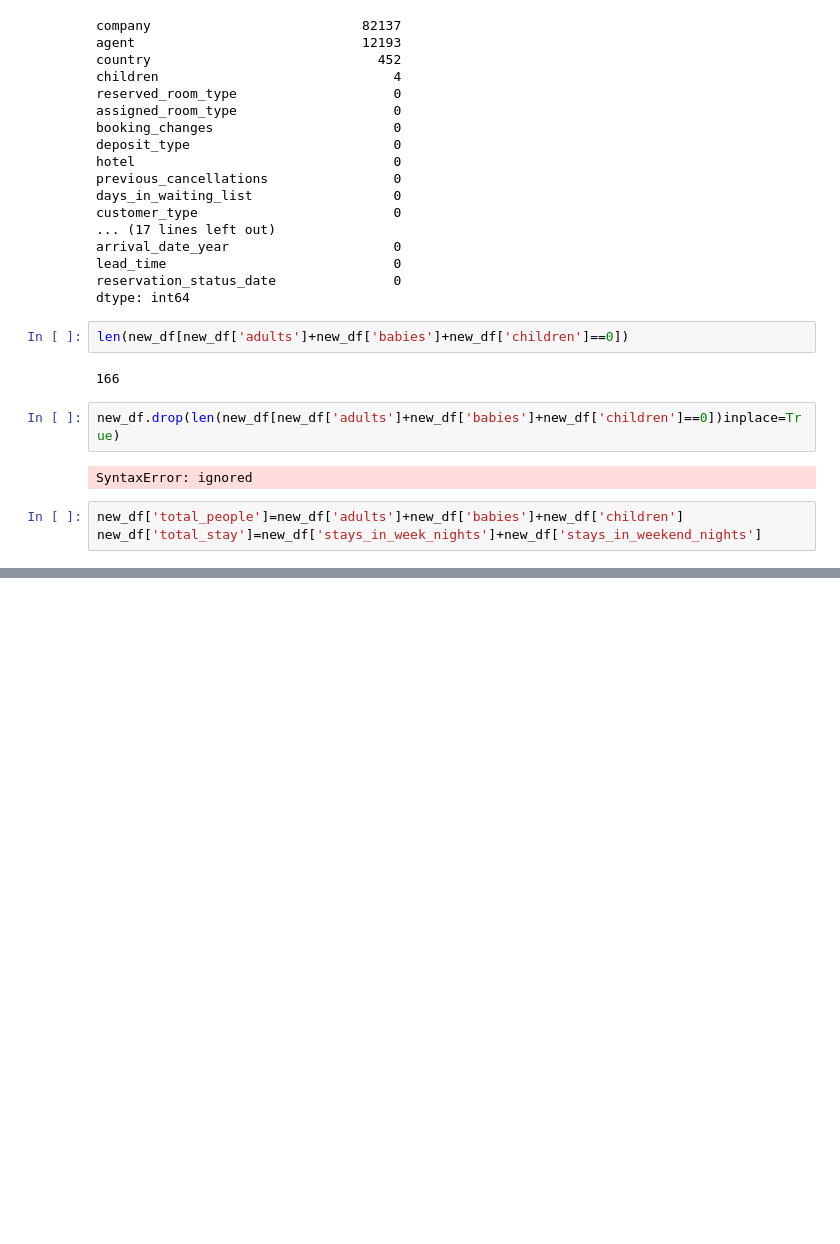
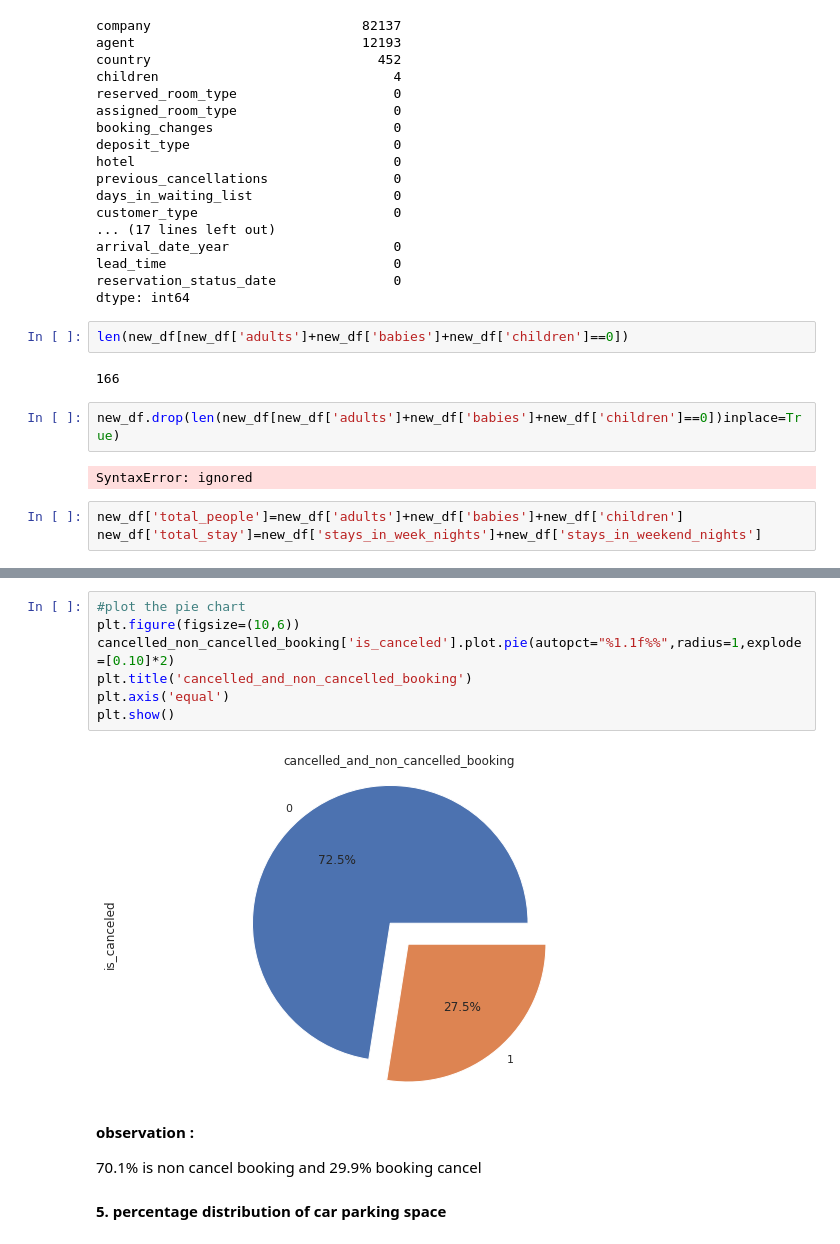
Before and after one commit to istekhar1543/hotel-booking-analysis, a Jupyter notebook: Hotel_Booking_Analysis_Capstone_Project.ipynb, the cells around one changed output, grey strips where cells are left out. Drawn from its saved outputs; the diff is of its cells as text; blank space fills up the shorter version.

```diff
--- a/Hotel_Booking_Analysis_Capstone_Project.ipynb
+++ b/Hotel_Booking_Analysis_Capstone_Project.ipynb
@@ -233,0 +326,15 @@ new_df['total_stay']=new_df['stays_in_week_nights']+new_df['stays_in_weekend_nig
+# %%
+#plot the pie chart
+plt.figure(figsize=(10,6))
+cancelled_non_cancelled_booking['is_canceled'].plot.pie(autopct="%1.1f%%",radius=1,explode=[0.10]*2)
+plt.title('cancelled_and_non_cancelled_booking')
+plt.axis('equal')
+plt.show()
+# %% [output]
+[figure, added]
+# %% [markdown]
+**observation :**
+
+70.1% is non cancel booking and 29.9% booking cancel
+# %% [markdown]
+**5. percentage distribution of car parking space**
```
Also changed, not shown: parts of 21 cells of this notebook.
